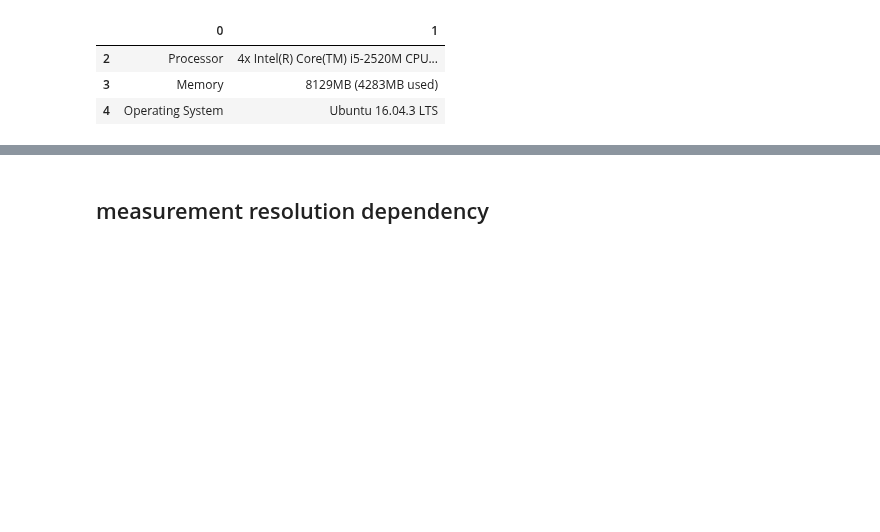
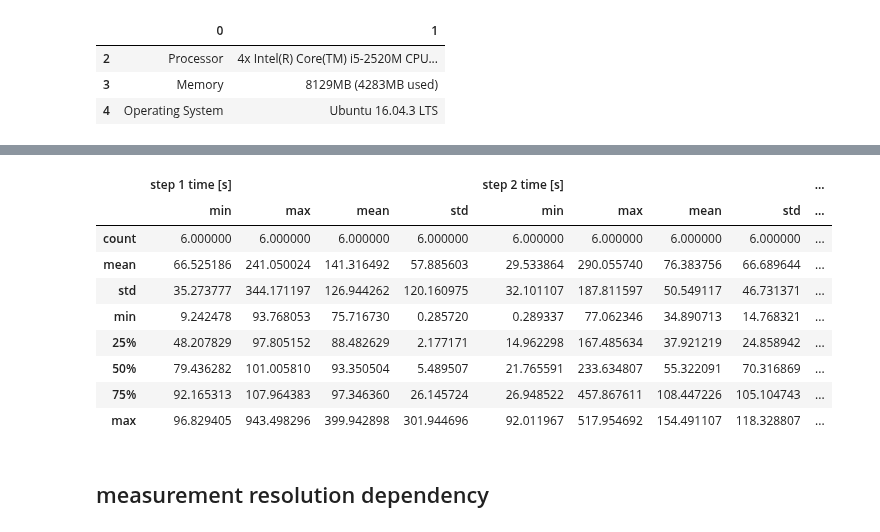
Before and after one commit to mjirik/teigen, a Jupyter notebook: examples/paperfigures.ipynb, the cells around one changed output, grey strips where cells are left out. Drawn from its saved outputs; the diff is of its cells as text; code cells hidden in the pictures; blank space fills up the shorter version.

```diff
--- a/examples/paperfigures.ipynb
+++ b/examples/paperfigures.ipynb
@@ -390,6 +412,19 @@ display(dfsm)
 | generated volume noise inscribed | 96.139334 | 97.079383 | 96.663124 | 0.285720 | 92.011967 | 160.093097 | 154.491107 | 14.768321 | ... |
 | generated volume radius inscribed | 9.242478 | 109.942790 | 75.716730 | 32.566072 | 27.609752 | 277.606368 | 123.353067 | 98.997194 | ... |
 | generated volume resolution_mm in... | 96.829405 | 102.029161 | 97.574106 | 1.538118 | 0.289337 | 517.954692 | 34.890713 | 118.328807 | ... |
+# %%
+dfsm.describe()
+# %% [output]
+|  | step 1 time [s] |  |  |  | step 2 time [s] |  |  |  | ... |
+|  | min | max | mean | std | min | max | mean | std | ... |
+| count | 6.000000 | 6.000000 | 6.000000 | 6.000000 | 6.000000 | 6.000000 | 6.000000 | 6.000000 | ... |
+| mean | 66.525186 | 241.050024 | 141.316492 | 57.885603 | 29.533864 | 290.055740 | 76.383756 | 66.689644 | ... |
+| std | 35.273777 | 344.171197 | 126.944262 | 120.160975 | 32.101107 | 187.811597 | 50.549117 | 46.731371 | ... |
+| min | 9.242478 | 93.768053 | 75.716730 | 0.285720 | 0.289337 | 77.062346 | 34.890713 | 14.768321 | ... |
+| 25% | 48.207829 | 97.805152 | 88.482629 | 2.177171 | 14.962298 | 167.485634 | 37.921219 | 24.858942 | ... |
+| 50% | 79.436282 | 101.005810 | 93.350504 | 5.489507 | 21.765591 | 233.634807 | 55.322091 | 70.316869 | ... |
+| 75% | 92.165313 | 107.964383 | 97.346360 | 26.145724 | 26.948522 | 457.867611 | 108.447226 | 105.104743 | ... |
+| max | 96.829405 | 943.498296 | 399.942898 | 301.944696 | 92.011967 | 517.954692 | 154.491107 | 118.328807 | ... |
 # %% [markdown]
 ## measurement resolution dependency
 # %%
```
Also changed, not shown: parts of 13 cells of this notebook, 3 other files.
